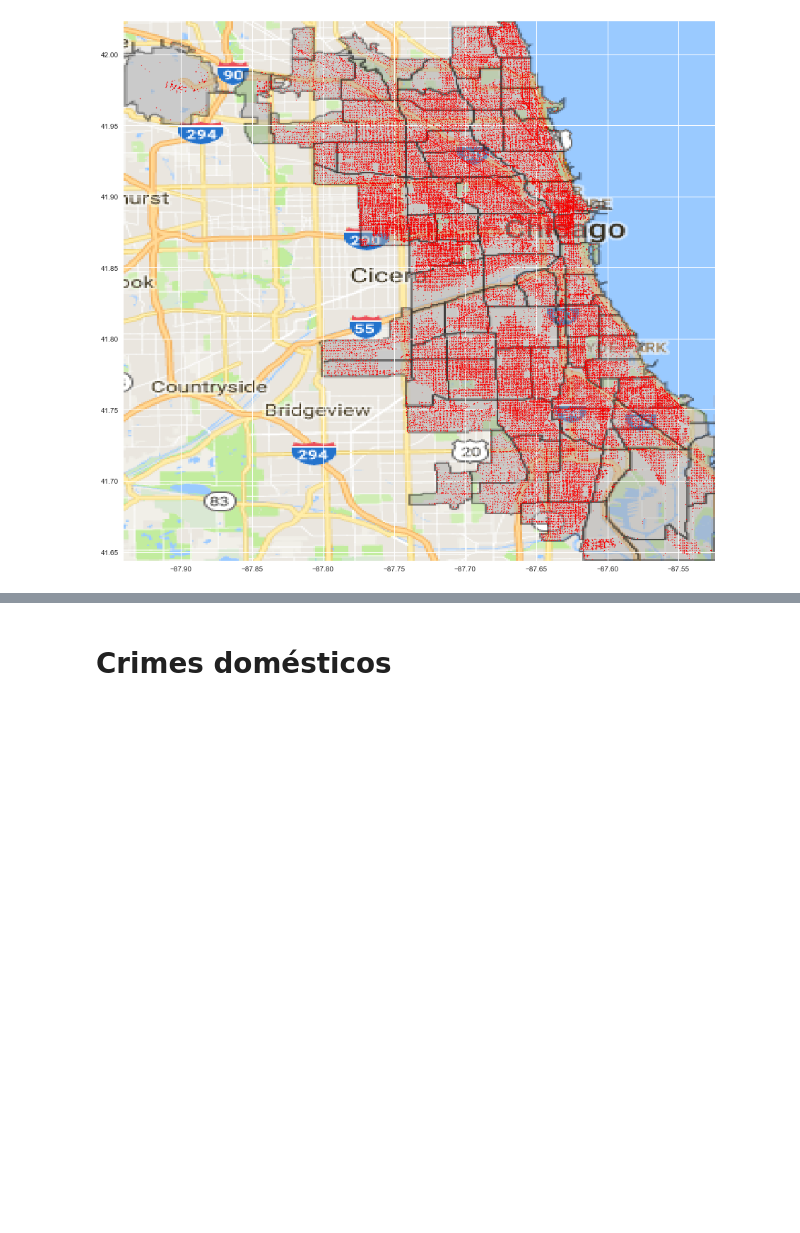
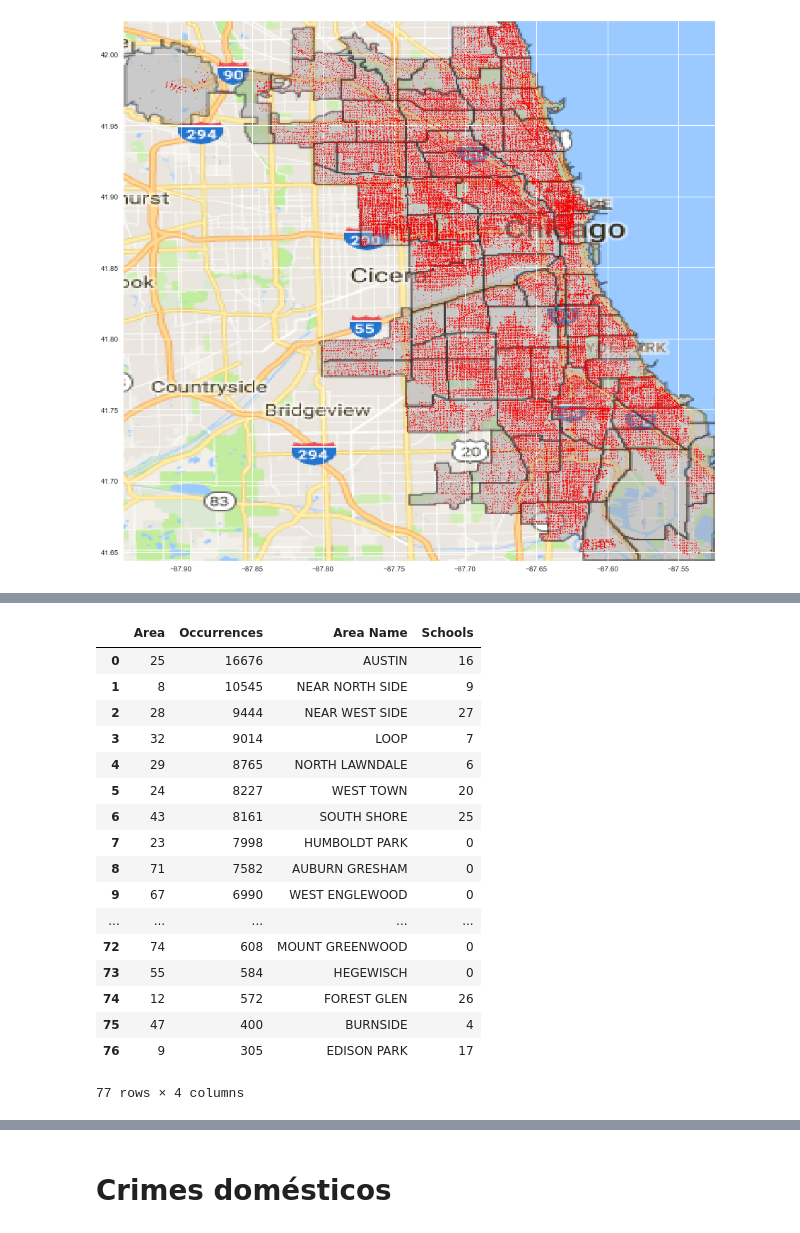
Before and after one commit to if1015-datascience-ufpe/2017-2-projeto-ajgan-rlsma-rcrs3, a Jupyter notebook: Project.ipynb, the cells around one changed output, grey strips where cells are left out. Cells and saved outputs as stored; diff of their text form; code cells hidden in the pictures; blank space fills up the shorter version.

```diff
--- a/Project.ipynb
+++ b/Project.ipynb
@@ -694,0 +830,32 @@ crimes_upd.head()
+# %%
+schools_count = []
+for i in range(len(crimes_area_name)):
+    flag = 0
+    for j in range(len(schools_area)):
+        if crimes_area_name['Area'][i] == schools_area['Area'][j]:
+            flag = 1
+            schools_count.append(schools_area['Number_Schools'][j])
+    if flag == 0:
+        schools_count.append(0)
+crimes_area_schools = crimes_area_name.copy()
+crimes_area_schools['Schools'] = schools_count
+crimes_area_schools
+# %% [output]
+|  | Area | Occurrences | Area Name | Schools |
+| 0 | 25 | 16676 | AUSTIN | 16 |
+| 1 | 8 | 10545 | NEAR NORTH SIDE | 9 |
+| 2 | 28 | 9444 | NEAR WEST SIDE | 27 |
+| 3 | 32 | 9014 | LOOP | 7 |
+| 4 | 29 | 8765 | NORTH LAWNDALE | 6 |
+| 5 | 24 | 8227 | WEST TOWN | 20 |
+| 6 | 43 | 8161 | SOUTH SHORE | 25 |
+| 7 | 23 | 7998 | HUMBOLDT PARK | 0 |
+| 8 | 71 | 7582 | AUBURN GRESHAM | 0 |
+| 9 | 67 | 6990 | WEST ENGLEWOOD | 0 |
+| ... | ... | ... | ... | ... |
+| 72 | 74 | 608 | MOUNT GREENWOOD | 0 |
+| 73 | 55 | 584 | HEGEWISCH | 0 |
+| 74 | 12 | 572 | FOREST GLEN | 26 |
+| 75 | 47 | 400 | BURNSIDE | 4 |
+| 76 | 9 | 305 | EDISON PARK | 17 |
+77 rows × 4 columns
```
Also changed, not shown: parts of 13 cells of this notebook, 1 other file.
